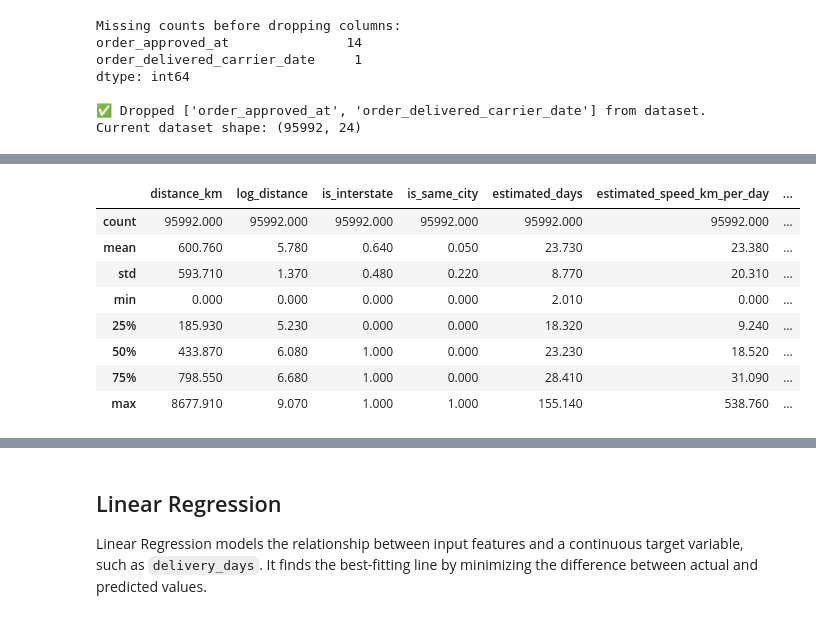
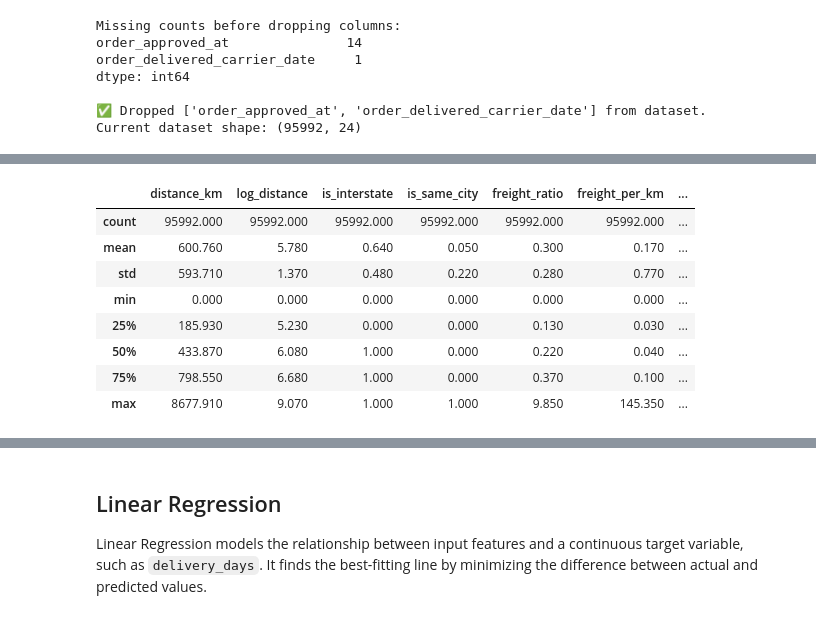
Before and after one commit to hemnath-28/ML-Evaulation-, a Jupyter notebook: notebooks/regression.ipynb, the cells around one changed output, grey strips where cells are left out. Drawn from its saved outputs; the diff is of its cells as text; code cells hidden in the pictures.

```diff
--- a/notebooks/regression.ipynb
+++ b/notebooks/regression.ipynb
@@ -24,7 +24,14 @@ print("✅ Pandas, NumPy, Matplotlib, and Seaborn imported successfully.")
 # ============================================================
 # CELL 2: Load All 9 Raw CSV Files & Merge Into Master DataFrame
 # ============================================================
-DATA_DIR = Path("olist_dataset") if Path("olist_dataset").exists() else Path("../olist_dataset")
+DATA_DIR_CANDIDATES = [
+    Path("notebooks/olist_dataset"), Path("../notebooks/olist_dataset"),
+    Path("data/olist_dataset"), Path("../data/olist_dataset"),
+    Path("olist_dataset"), Path("../olist_dataset"),
+]
+DATA_DIR = next((candidate for candidate in DATA_DIR_CANDIDATES if candidate.exists()), None)
+if DATA_DIR is None:
+    raise FileNotFoundError("Could not find the extracted olist_dataset directory.")
 
 print("⏳ Loading all 9 raw CSV files...")
 orders       = pd.read_csv(DATA_DIR / "olist_orders_dataset.csv")
@@ -55,13 +62,12 @@ geo_agg = geolocation.groupby("geolocation_zip_code_prefix").agg(
 
 # 2. Filter for delivered orders with valid delivery timestamps
 delivered = orders[orders["order_status"] == "delivered"].dropna(
-    subset=["order_delivered_customer_date", "order_purchase_timestamp", "order_estimated_delivery_date"]
+    subset=["order_delivered_customer_date", "order_purchase_timestamp"]
 ).copy()
 
 # Parse datetime columns
 for col in ["order_purchase_timestamp", "order_approved_at",
-            "order_delivered_carrier_date", "order_delivered_customer_date",
-            "order_estimated_delivery_date"]:
+            "order_delivered_carrier_date", "order_delivered_customer_date"]:
     delivered[col] = pd.to_datetime(delivered[col])
 
 # 3. Compute Target Variable: delivery_days
@@ -845,56 +851,47 @@ Current dataset shape: (95992, 24)
   3. **Algorithmic Compatibility:** Standard regression estimators cannot ingest raw datetime objects. The total duration target (`delivery_days`) is already computed and preserved.
 # %%
 # ============================================================
-# CELL B3: Feature Engineering — Top Domain Features (Rubric B3)
+# CELL B3: Feature Engineering — Prediction-Time Features Only
+# ============================================================
 
+# 1. Spatial & geodesic distance in km
 
-# 1. Spatial & Geodesic Distance (Vectorized Haversine in km)
 def haversine_vectorized(lat1, lon1, lat2, lon2):
-    R = 6371.0  # Earth's radius in kilometers
+    R = 6371.0
     dlat = np.radians(lat2 - lat1)
     dlon = np.radians(lon2 - lon1)
-    a = (np.sin(dlat / 2.0)**2 +
-         np.cos(np.radians(lat1)) * np.cos(np.radians(lat2)) * np.sin(dlon / 2.0)**2)
+    a = (
+        np.sin(dlat / 2.0) ** 2
+        + np.cos(np.radians(lat1)) * np.cos(np.radians(lat2)) * np.sin(dlon / 2.0) ** 2
+    )
     return 2.0 * R * np.arcsin(np.sqrt(np.clip(a, 0.0, 1.0)))
 
 regression_df['distance_km'] = haversine_vectorized(
     regression_df['seller_lat'], regression_df['seller_lng'],
     regression_df['customer_lat'], regression_df['customer_lng']
 )
-
-# Sub-linear highway transit scaling
 regression_df['log_distance'] = np.log1p(regression_df['distance_km'])
-
-# 2. Administrative Interstate & Intra-City Boundaries
 regression_df['is_interstate'] = (
     regression_df['customer_state'] != regression_df['seller_state']
 ).astype(int)
-
 regression_df['is_same_city'] = (
     regression_df['customer_city'] == regression_df['seller_city']
 ).astype(int)
 
-# 3. Contractual Carrier Delivery SLA (Promised Window at Checkout)
-regression_df['estimated_days'] = (
-    pd.to_datetime(regression_df['order_estimated_delivery_date']) -
-    pd.to_datetime(regression_df['order_purchase_timestamp'])
-).dt.total_seconds() / (24 * 3600)
-
-# 4. Product Volumetric Dimensions & Log Weight
+# Product size, weight and freight features
 regression_df['product_volume_cm3'] = (
-    regression_df['product_length_cm'] * regression_df['product_height_cm'] * regression_df['product_width_cm']
+    regression_df['product_length_cm']
+    * regression_df['product_height_cm']
+    * regression_df['product_width_cm']
 )
 regression_df['log_weight'] = np.log1p(regression_df['product_weight_g'])
+regression_df['freight_ratio'] = regression_df['total_freight'] / (regression_df['total_price'] + 1.0)
+regression_df['freight_per_km'] = regression_df['total_freight'] / (regression_df['distance_km'] + 1.0)
 
-# 5. Freight Economics Ratio
-regression_df['freight_ratio'] = regression_df['total_freight'] / (regression_df['total_price'] + 1.0)
-
-# 6. Temporal & Weekend Warehouse Dispatch Latency
+# Purchase timing and destination macro-region
 purchase_dt = pd.to_datetime(regression_df['order_purchase_timestamp'])
 regression_df['purchase_dow'] = purchase_dt.dt.dayofweek
 regression_df['is_weekend_order'] = regression_df['purchase_dow'].isin([4, 5, 6]).astype(int)
-
-# 7. Brazilian Macro-Regional Geographic Aggregation (5 IBGE regions)
 brazil_regions = {
     'SP': 'Sudeste', 'RJ': 'Sudeste', 'MG': 'Sudeste', 'ES': 'Sudeste',
     'RS': 'Sul', 'SC': 'Sul', 'PR': 'Sul',
@@ -904,24 +901,20 @@ brazil_regions = {
     'DF': 'Centro-Oeste', 'GO': 'Centro-Oeste', 'MT': 'Centro-Oeste', 'MS': 'Centro-Oeste'
 }
 regression_df['customer_region'] = regression_df['customer_state'].map(brazil_regions).fillna('Other')
-regression_df['estimated_speed_km_per_day'] = regression_df['distance_km'] / (regression_df['estimated_days'].clip(lower=1.0))
-# ADVANCED FEATURE 2: Freight Cost per Kilometer
-regression_df['freight_per_km'] = regression_df['total_freight'] / (regression_df['distance_km'] + 1.0)
-# Drop raw purchase and estimated timestamps and city strings
-for drop_c in ['order_purchase_timestamp', 'order_estimated_delivery_date', 'customer_city', 'seller_city']:
-    if drop_c in regression_df.columns:
-        regression_df = regression_df.drop(columns=[drop_c])
 
-print("=== 🚀 FEATURE ENGINEERING COMPLETE (Rubric B3) ===")
+# Do not use the checkout ETA as a feature or require it at prediction time.
+for column in ['order_purchase_timestamp', 'order_estimated_delivery_date', 'customer_city', 'seller_city']:
+    if column in regression_df.columns:
+        regression_df = regression_df.drop(columns=[column])
+
+print("Feature engineering complete — checkout ETA features are excluded.")
 eng_cols = [
     'distance_km', 'log_distance', 'is_interstate', 'is_same_city',
-    'estimated_days', 'estimated_speed_km_per_day', 'freight_ratio', 'freight_per_km',
-    'product_volume_cm3', 'log_weight',
+    'freight_ratio', 'freight_per_km', 'product_volume_cm3', 'log_weight',
     'purchase_dow', 'is_weekend_order'
 ]
 display(regression_df[eng_cols].describe().round(2))
-
-print("\nEmpirical Correlations with delivery_days:")
+print("\nEmpirical correlations with delivery_days:")
 corr_series = pd.Series({c: regression_df[c].corr(regression_df['delivery_days']) for c in eng_cols}).sort_values(ascending=False)
 for col, corr in corr_series.items():
     print(f"• {col:<24}: r = {corr:+.4f}")
@@ -930,9 +923,9 @@ for col, corr in corr_series.items():
-|  | distance_km | log_distance | is_interstate | is_same_city | estimated_days | estimated_speed_km_per_day | ... |
+|  | distance_km | log_distance | is_interstate | is_same_city | freight_ratio | freight_per_km | ... |
 | count | 95992.000 | 95992.000 | 95992.000 | 95992.000 | 95992.000 | 95992.000 | ... |
-| mean | 600.760 | 5.780 | 0.640 | 0.050 | 23.730 | 23.380 | ... |
-| std | 593.710 | 1.370 | 0.480 | 0.220 | 8.770 | 20.310 | ... |
-| min | 0.000 | 0.000 | 0.000 | 0.000 | 2.010 | 0.000 | ... |
-| 25% | 185.930 | 5.230 | 0.000 | 0.000 | 18.320 | 9.240 | ... |
-| 50% | 433.870 | 6.080 | 1.000 | 0.000 | 23.230 | 18.520 | ... |
-| 75% | 798.550 | 6.680 | 1.000 | 0.000 | 28.410 | 31.090 | ... |
-| max | 8677.910 | 9.070 | 1.000 | 1.000 | 155.140 | 538.760 | ... |
+| mean | 600.760 | 5.780 | 0.640 | 0.050 | 0.300 | 0.170 | ... |
+| std | 593.710 | 1.370 | 0.480 | 0.220 | 0.280 | 0.770 | ... |
+| min | 0.000 | 0.000 | 0.000 | 0.000 | 0.000 | 0.000 | ... |
+| 25% | 185.930 | 5.230 | 0.000 | 0.000 | 0.130 | 0.030 | ... |
+| 50% | 433.870 | 6.080 | 1.000 | 0.000 | 0.220 | 0.040 | ... |
+| 75% | 798.550 | 6.680 | 1.000 | 0.000 | 0.370 | 0.100 | ... |
+| max | 8677.910 | 9.070 | 1.000 | 1.000 | 9.850 | 145.350 | ... |
```
Also changed, not shown: parts of 27 cells of this notebook, 2 other files.
